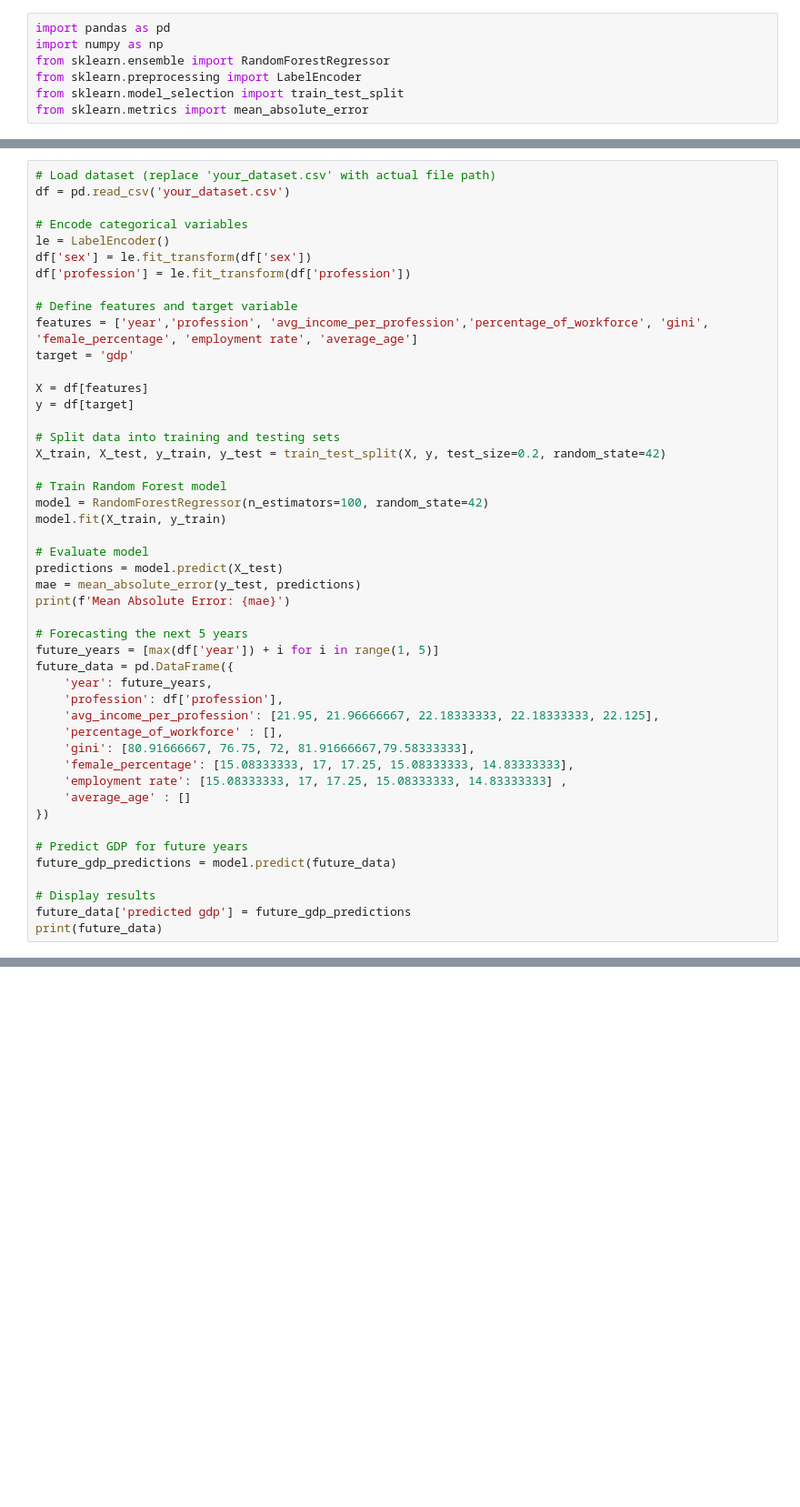
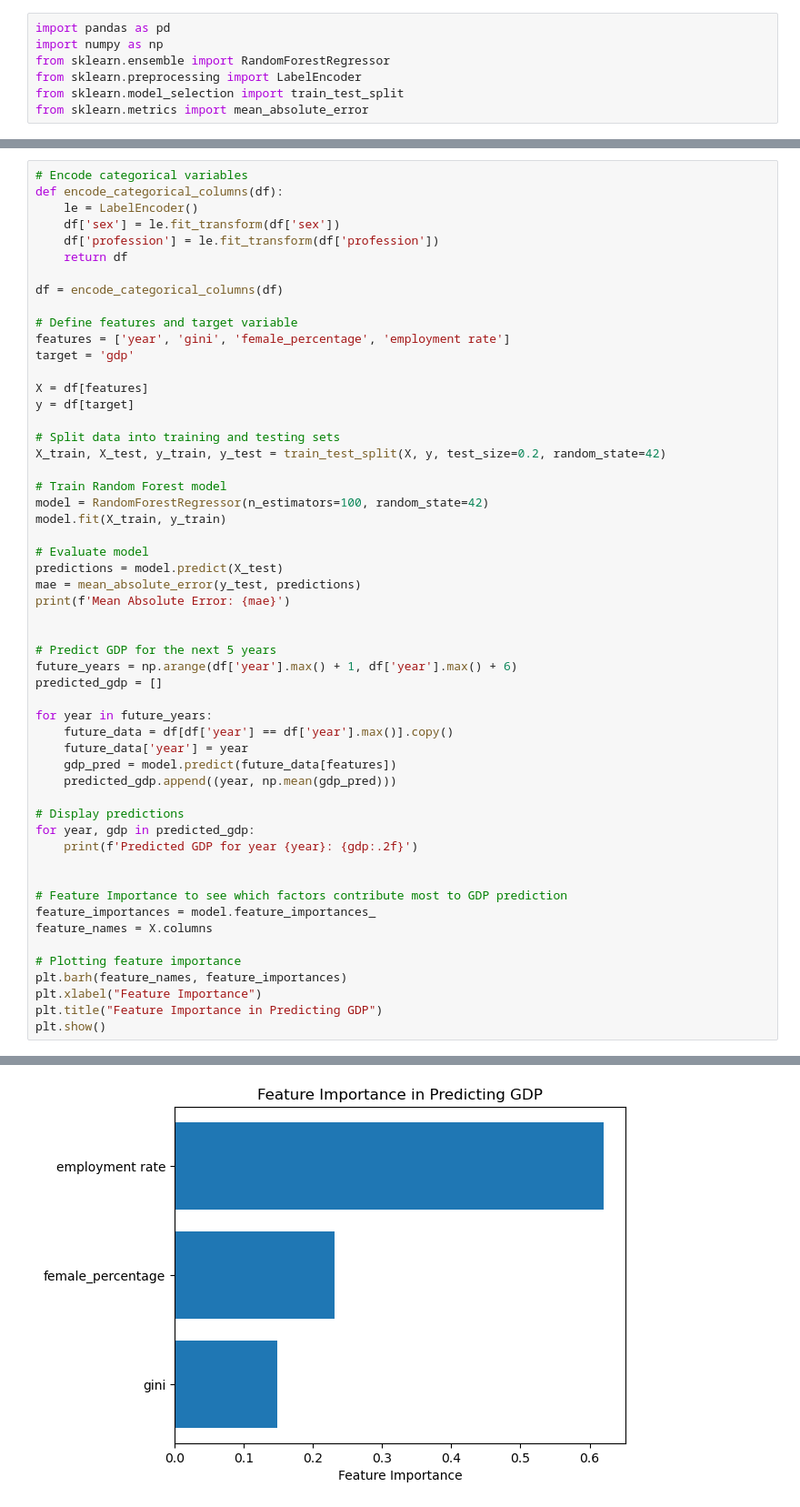
Before and after one commit to charlie-svl/TropicanaS4, a Jupyter notebook: day_2/day_2_estimate.ipynb, the cells around one changed output, grey strips where cells are left out. Shown: that part at 91% size. Drawn from its saved outputs; the diff is of its cells as text; blank space fills up the shorter version.

```diff
--- a/day_2/day_2_estimate.ipynb
+++ b/day_2/day_2_estimate.ipynb
@@ -28,14 +63,15 @@ Predicted GDP for year 110: 1049138.28
 # %%
-# Load dataset (replace 'your_dataset.csv' with actual file path)
-df = pd.read_csv('your_dataset.csv')
+# Encode categorical variables
+def encode_categorical_columns(df):
+    le = LabelEncoder()
+    df['sex'] = le.fit_transform(df['sex'])
+    df['profession'] = le.fit_transform(df['profession'])
+    return df
 
-# Encode categorical variables
-le = LabelEncoder()
-df['sex'] = le.fit_transform(df['sex'])
-df['profession'] = le.fit_transform(df['profession'])
+df = encode_categorical_columns(df)
 
 # Define features and target variable
-features = ['year','profession', 'avg_income_per_profession','percentage_of_workforce', 'gini', 'female_percentage', 'employment rate', 'average_age']
+features = ['year', 'gini', 'female_percentage', 'employment rate']
 target = 'gdp'
 
 X = df[features]
@@ -53,22 +89,29 @@ predictions = model.predict(X_test)
 mae = mean_absolute_error(y_test, predictions)
 print(f'Mean Absolute Error: {mae}')
 
-# Forecasting the next 5 years
-future_years = [max(df['year']) + i for i in range(1, 5)]
-future_data = pd.DataFrame({
-    'year': future_years,
-    'profession': df['profession'],
-    'avg_income_per_profession': [21.95, 21.96666667, 22.18333333, 22.18333333, 22.125],
-    'percentage_of_workforce' : [],
-    'gini': [80.91666667, 76.75, 72, 81.91666667,79.58333333],
-    'female_percentage': [15.08333333, 17, 17.25, 15.08333333, 14.83333333],
-    'employment rate': [15.08333333, 17, 17.25, 15.08333333, 14.83333333] ,
-    'average_age' : []
-})
 
-# Predict GDP for future years
-future_gdp_predictions = model.predict(future_data)
+# Predict GDP for the next 5 years
+future_years = np.arange(df['year'].max() + 1, df['year'].max() + 6)
+predicted_gdp = []
 
-# Display results
-future_data['predicted gdp'] = future_gdp_predictions
-print(future_data)
+for year in future_years:
+    future_data = df[df['year'] == df['year'].max()].copy()
+    future_data['year'] = year
+    gdp_pred = model.predict(future_data[features])
+    predicted_gdp.append((year, np.mean(gdp_pred)))
+
+# Display predictions
+for year, gdp in predicted_gdp:
+    print(f'Predicted GDP for year {year}: {gdp:.2f}')
+
+
+# Feature Importance to see which factors contribute most to GDP prediction
+feature_importances = model.feature_importances_
+feature_names = X.columns
+
+# Plotting feature importance
+plt.barh(feature_names, feature_importances)
+plt.xlabel("Feature Importance")
+plt.title("Feature Importance in Predicting GDP")
+plt.show()
+# %% [output]
@@ -74,0 +124 @@ print(future_data)
+[figure, added]
```
Also changed, not shown: parts of 6 cells of this notebook, 5 other files.
